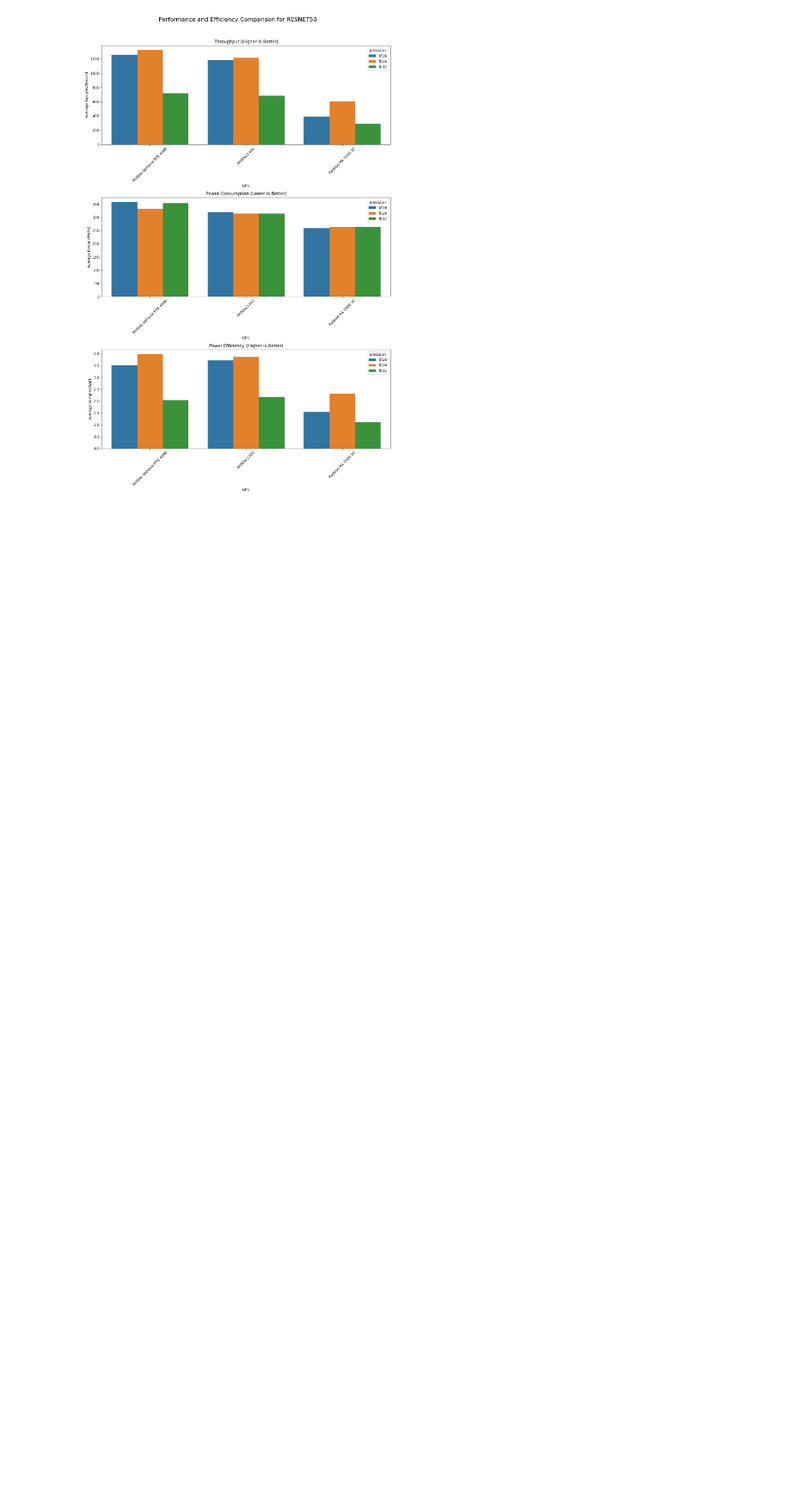
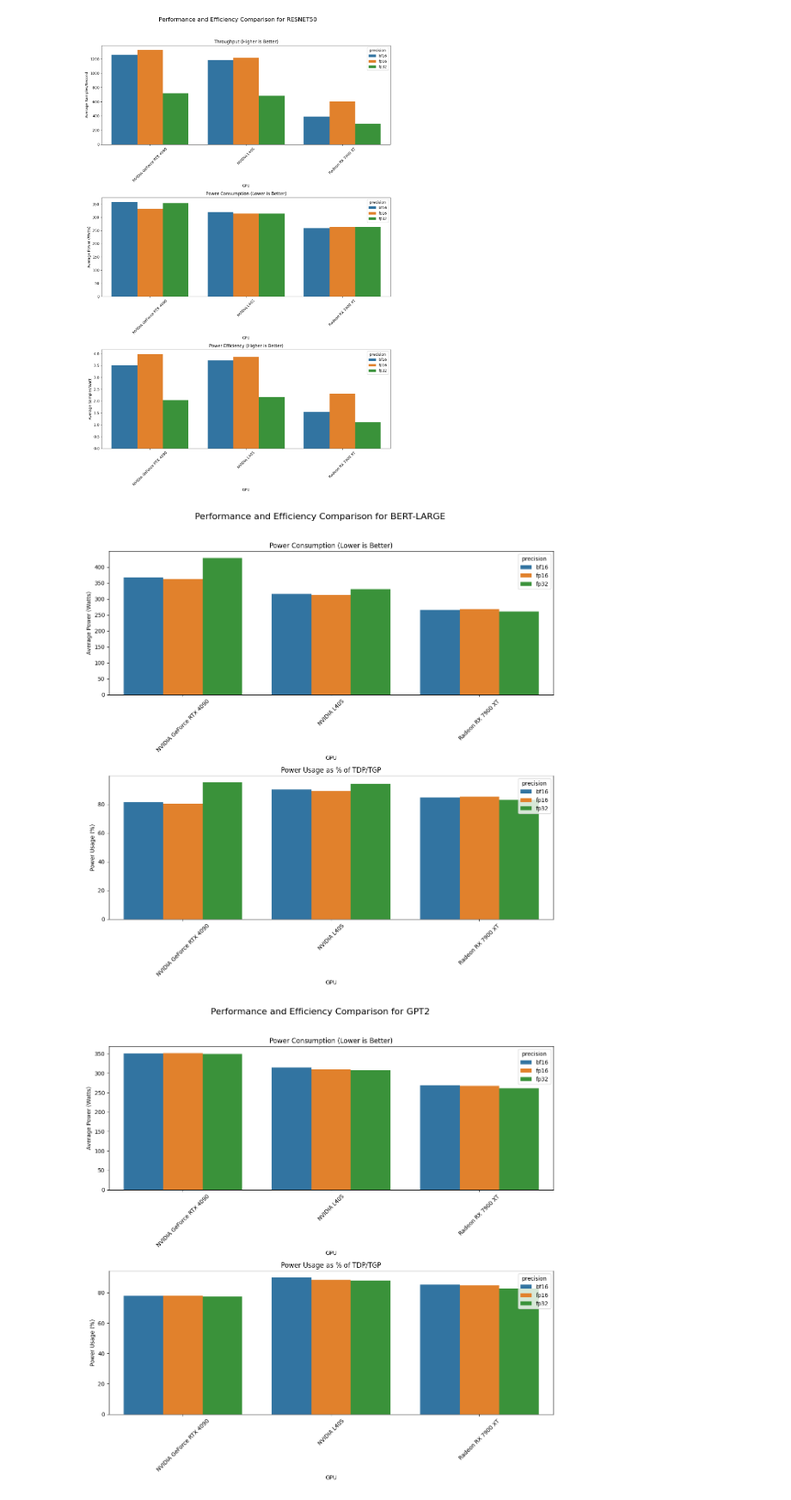
Before and after one commit to henriqueutzig/tcc_mixed_precision, a Jupyter notebook: train_exp_results/analyse_train_data.ipynb, the cells around one changed output. Shown at 86% size. Drawn from its saved outputs; the diff is of its cells as text; code cells hidden in the pictures; blank space fills up the shorter version.

Commit message:
initial train data viz

```diff
--- a/train_exp_results/analyse_train_data.ipynb
+++ b/train_exp_results/analyse_train_data.ipynb
@@ -132,3 +132,66 @@ for model_name in models:
 [figure]
 [figure]
 [figure]
+# %%
+# Define the official power ratings (TDP/TGP in Watts) for each GPU model
+gpu_power_ratings = {
+    'NVIDIA GeForce RTX 4090': 450,
+    'NVIDIA L40S': 350,
+    'Radeon RX 7900 XT': 315
+}
+
+# Create a copy of the plot_data to avoid SettingWithCopyWarning
+plot_data_power = plot_data.copy()
+
+# Calculate the power usage as a percentage of the GPU's official rating
+plot_data_power['power_usage_percent'] = plot_data_power.apply(
+    lambda row: (row['avg_power_watts'] / gpu_power_ratings.get(row['gpu_name'], float('nan'))) * 100,
+    axis=1
+).round(2)
+
+
+# Get the unique models to create separate plots for each
+models = plot_data_power['model'].unique()
+
+for model_name in models:
+    # Filter data for the current model
+    model_data = plot_data_power[plot_data_power['model'] == model_name]
+
+    # Create a figure with 4 subplots
+    fig, axes = plt.subplots(2, 1, figsize=(12, 12))
+    fig.suptitle(f'Performance and Efficiency Comparison for {model_name.upper()}', fontsize=16, y=1.0)
+
+    # # Plot 1: Average Samples per Second (Throughput)
+    # sns.barplot(data=model_data, x='gpu_name', y='avg_samples_per_sec', hue='precision', ax=axes[0])
+    # axes[0].set_title('Throughput (Higher is Better)')
+    # axes[0].set_ylabel('Average Samples/Second')
+    # axes[0].set_xlabel('GPU')
+    # axes[0].tick_params(axis='x', rotation=45)
+
+    # Plot 2: Average Power Consumption
+    sns.barplot(data=model_data, x='gpu_name', y='avg_power_watts', hue='precision', ax=axes[0])
+    axes[0].set_title('Power Consumption (Lower is Better)')
+    axes[0].set_ylabel('Average Power (Watts)')
+    axes[0].set_xlabel('GPU')
+    axes[0].tick_params(axis='x', rotation=45)
+
+    # Plot 3: Power Usage as % of TDP/TGP
+    sns.barplot(data=model_data, x='gpu_name', y='power_usage_percent', hue='precision', ax=axes[1])
+    axes[1].set_title('Power Usage as % of TDP/TGP')
+    axes[1].set_ylabel('Power Usage (%)')
+    axes[1].set_xlabel('GPU')
+    axes[1].tick_params(axis='x', rotation=45)
+
+    # # Plot 4: Samples per Watt (Efficiency)
+    # sns.barplot(data=model_data, x='gpu_name', y='avg_samples_per_watt', hue='precision', ax=axes[3])
+    # axes[3].set_title('Power Efficiency (Higher is Better)')
+    # axes[3].set_ylabel('Average Samples/Watt')
+    # axes[3].set_xlabel('GPU')
+    # axes[3].tick_params(axis='x', rotation=45)
+
+    # Adjust layout and display the plots
+    plt.tight_layout(rect=[0, 0, 1, 0.98])
+    plt.show()
+# %% [output]
+[figure, added]
+[figure, added]
```
Also changed, not shown: parts of 3 cells of this notebook.
